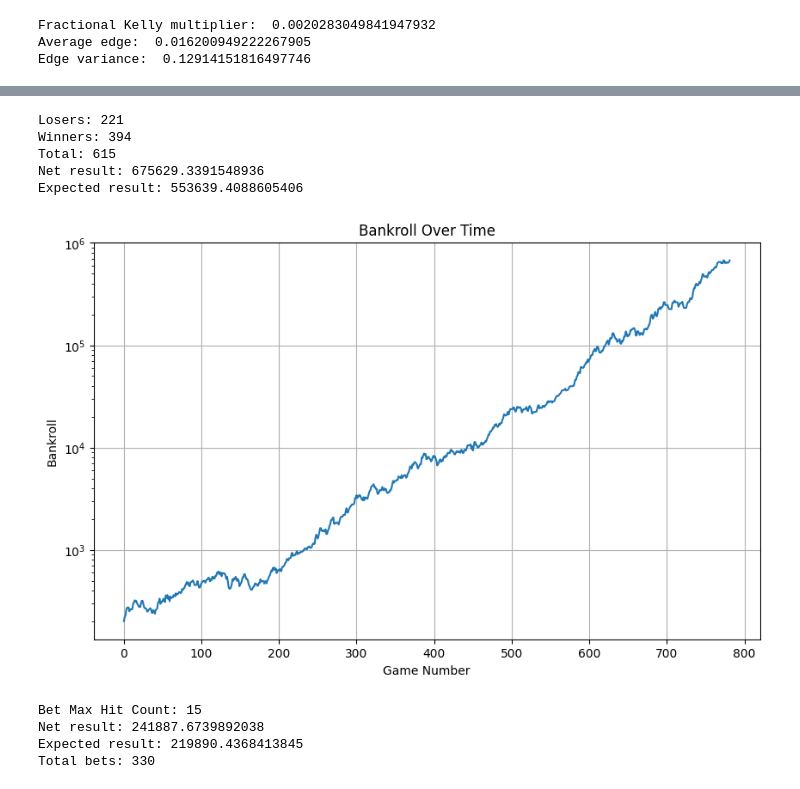
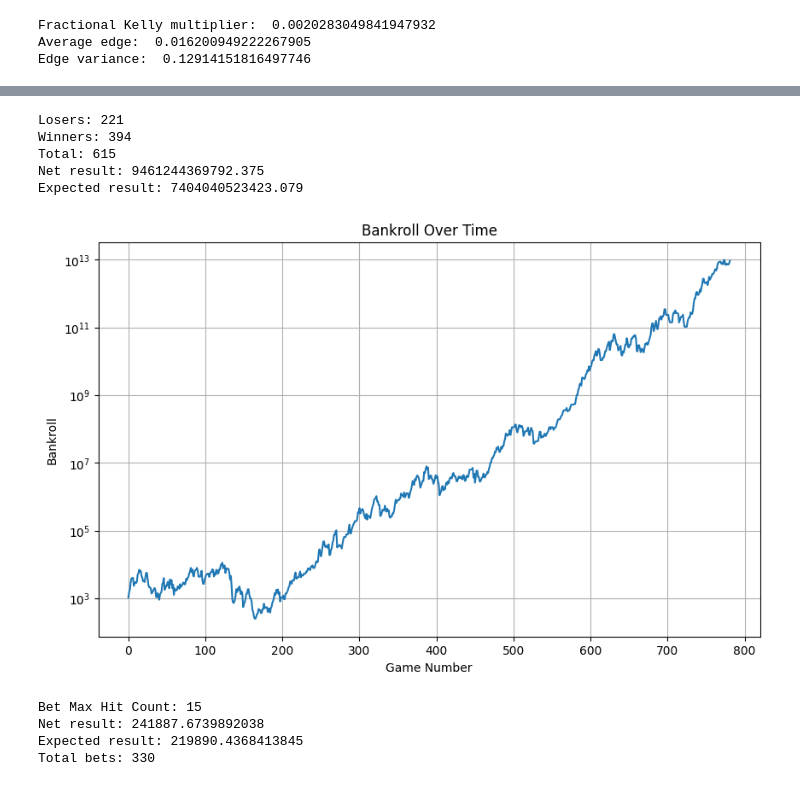
Before and after one commit to leonard658/MLB-Moneyline, a Jupyter notebook: buildModelTest.ipynb, the cells around one changed output, grey strips where cells are left out. Saved outputs shown, nothing was run; the diff lists cells and outputs as text; code cells hidden in the pictures.

```diff
--- a/buildModelTest.ipynb
+++ b/buildModelTest.ipynb
@@ -562,37 +668,37 @@ def buildBetCsvKelly(predsnp, testXDf, testYnp, oddsDf, bankroll: int, kellyFrac
         curGameBet = pd.DataFrame([betData], columns = ["home_bet", "away_bet", "home_net", "away_net", "net_bets", "expected_value", "bankroll"])
         betDf = pd.concat([betDf, curGameBet], axis=0)
 
     print("Losers: " + str(losers))
     print("Winners: " + str(winners))
     print("Total: " + str(total))
     return betDf
 
-test = buildBetCsvKelly(curTest_preds, textX2024, curTestY, curTestOddsDf, 200, .2)
+test = buildBetCsvKelly(curTest_preds, textX2024, curTestY, curTestOddsDf, 1000, 1)
 
 print("Net result: " + str(test['net_bets'].sum()))
 print("Expected result: " + str(test['expected_value'].sum()))
 
 # Create an explicit x-axis representing the game number (0-indexed).
 game_numbers = range(len(test))
 
 # Plot the bankroll progression:
 plt.figure(figsize=(10, 6))
 plt.plot(game_numbers, test['bankroll'], marker='', linestyle='-')
 plt.xlabel('Game Number')
 plt.ylabel('Bankroll')
 plt.yscale("log")
 plt.title('Bankroll Over Time')
 plt.grid(True)
 plt.show()
 
 test.to_csv('simulatedBets.csv', index=False)
 # %% [output]
 Losers: 221
 Winners: 394
 Total: 615
-Net result: 675629.3391548936
-Expected result: 553639.4088605406
+Net result: 9461244369792.375
+Expected result: 7404040523423.079
-[figure, old version]
+[figure, new version]
 # %%
 def buildBetCsvKelly(predsnp, testXDf, testYnp, oddsDf, bankroll: int, kellyFrac: float):
     predsDf = pd.DataFrame(data = predsnp, columns = ["home_win_preds"])
```
Also changed, not shown: parts of 3 cells of this notebook, 2 other files.
